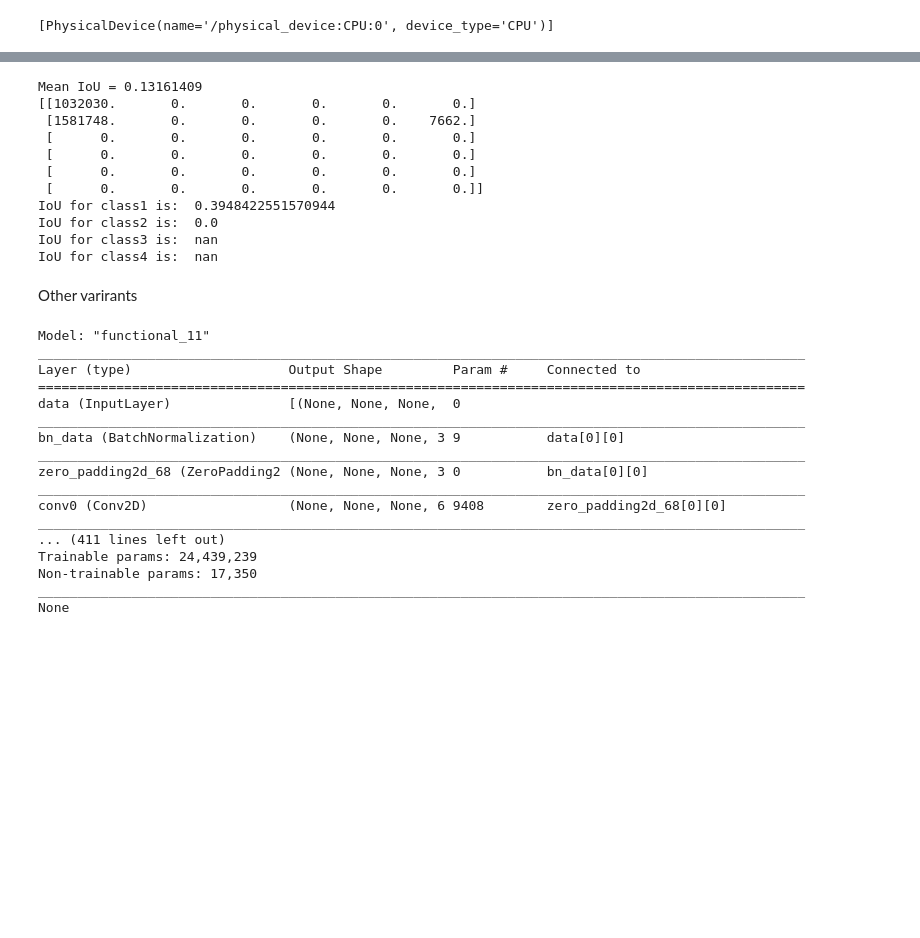
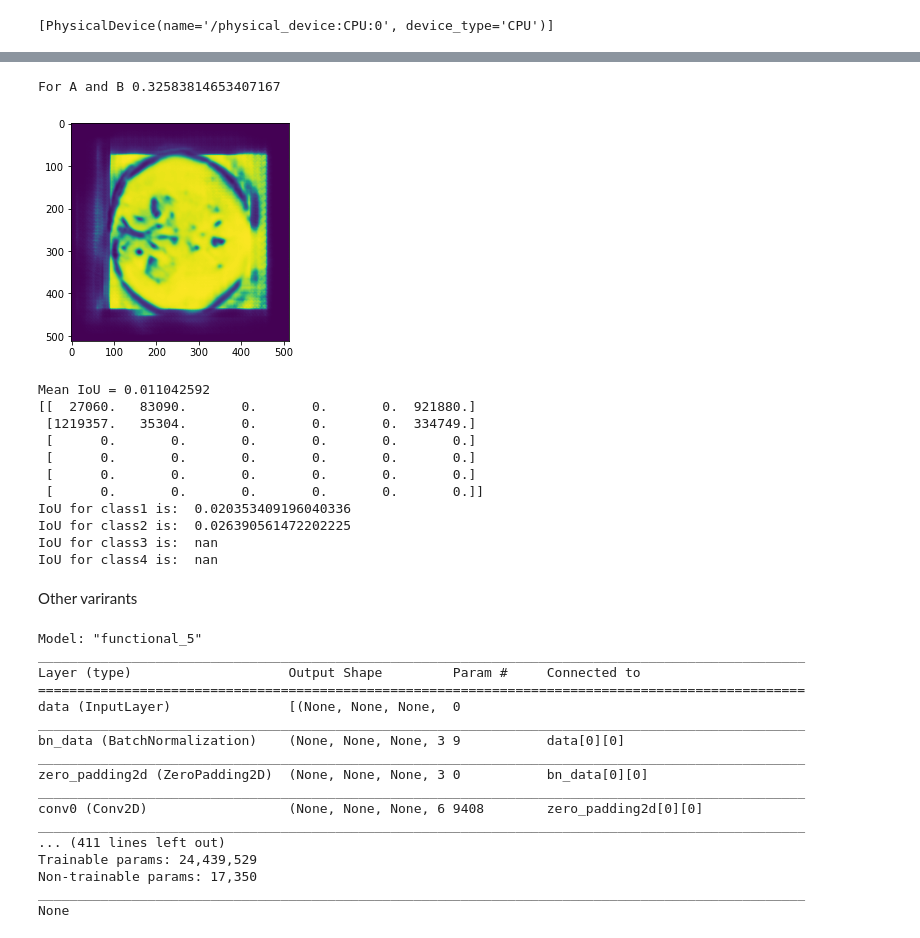
Before and after one commit to xanthan011/fetal-segmentation, a Jupyter notebook: practice-code.ipynb, the cells around one changed output, grey strips where cells are left out. Drawn from its saved outputs; the diff is of its cells as text; code cells hidden in the pictures; blank space fills up the shorter version.

```diff
--- a/practice-code.ipynb
+++ b/practice-code.ipynb
@@ -35,11 +35,11 @@ class DataLoaderSegmentation(data.Dataset):
 
     def __getall__(self):
         for each in self.img_files:
-            self.img.append(normalize(cv2.resize(cv2.imread(each, 0), (512,512)), axis = 1))
+            self.img.append(normalize(cv2.resize(cv2.imread(each, cv2.IMREAD_COLOR), (512,512)), axis = 1))
         if not self.test:
             for each in self.mask_files:
                 self.mask.append(cv2.resize(cv2.imread(each, 0), (512,512)))
-            return (np.expand_dims(np.array(self.img), axis = 3)) , (np.array(self.mask))
+            return (np.array(self.img)) , (np.array(self.mask))
         else:
             return (np.array(self.img))
 
@@ -287,3 +269,24 @@ Epoch 10/50
+# %%
+def dice_coef(y_true, y_pred):
+    y_true_f = y_true.flatten()
+    y_pred_f = y_pred.flatten()
+    intersection = np.sum(y_true_f * y_pred_f)
+    smooth = 0.0001
+    return (2. * intersection + smooth) / (np.sum(y_true_f) + np.sum(y_pred_f) + smooth)
+
+def dice_coef_multilabel(y_true, y_pred, numLabels):
+    dice=0
+    for index in range(numLabels):
+        dice += dice_coef(y_true[:,:,:,index], y_pred[:,:,:,index])
+    return dice/numLabels # taking average
+# %%
+y_pred=model.predict(val_images)
+plt.imshow(y_pred[0,:,:,0])
+dice_score = dice_coef_multilabel(val_masks_cat, y_pred, 6)
+print(f'For A and B {dice_score}')
+# %% [output]
+For A and B 0.32583814653407167
+[figure, added]
 # %%
 y_pred=model.predict(val_images)
 y_pred_argmax=np.argmax(y_pred, axis=3)
@@ -311,15 +314,15 @@ print("IoU for class2 is: ", class2_IoU)
 print("IoU for class3 is: ", class3_IoU)
 print("IoU for class4 is: ", class4_IoU)
 # %% [output]
-Mean IoU = 0.13161409
-[[1032030.       0.       0.       0.       0.       0.]
- [1581748.       0.       0.       0.       0.    7662.]
+Mean IoU = 0.011042592
+[[  27060.   83090.       0.       0.       0.  921880.]
+ [1219357.   35304.       0.       0.       0.  334749.]
  [      0.       0.       0.       0.       0.       0.]
  [      0.       0.       0.       0.       0.       0.]
  [      0.       0.       0.       0.       0.       0.]
  [      0.       0.       0.       0.       0.       0.]]
-IoU for class1 is:  0.3948422551570944
-IoU for class2 is:  0.0
+IoU for class1 is:  0.020353409196040336
+IoU for class2 is:  0.026390561472202225
 IoU for class3 is:  nan
 IoU for class4 is:  nan
 # %% [markdown]
@@ -342,7 +362,7 @@ model1.compile(optim, total_loss, metrics=metrics)
 
 print(model1.summary())
 # %% [output]
-Model: "functional_11"
+Model: "functional_5"
 __________________________________________________________________________________________________
 Layer (type)                    Output Shape         Param #     Connected to
 ==================================================================================================
@@ -350,12 +370,12 @@ data (InputLayer)               [(None, None, None,  0
 __________________________________________________________________________________________________
 bn_data (BatchNormalization)    (None, None, None, 3 9           data[0][0]
 __________________________________________________________________________________________________
-zero_padding2d_68 (ZeroPadding2 (None, None, None, 3 0           bn_data[0][0]
+zero_padding2d (ZeroPadding2D)  (None, None, None, 3 0           bn_data[0][0]
 __________________________________________________________________________________________________
-conv0 (Conv2D)                  (None, None, None, 6 9408        zero_padding2d_68[0][0]
+conv0 (Conv2D)                  (None, None, None, 6 9408        zero_padding2d[0][0]
 __________________________________________________________________________________________________
 ... (411 lines left out)
-Trainable params: 24,439,239
+Trainable params: 24,439,529
 Non-trainable params: 17,350
 __________________________________________________________________________________________________
 None
```
Also changed, not shown: parts of 7 cells of this notebook.
